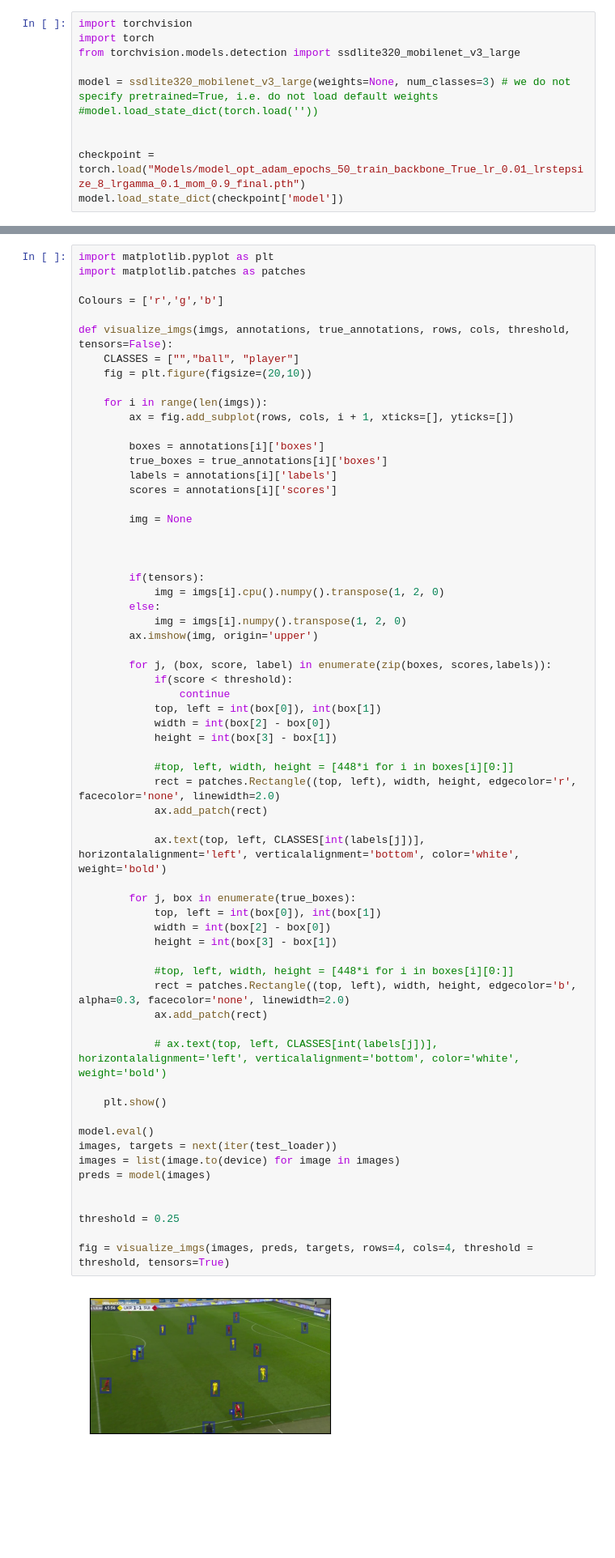
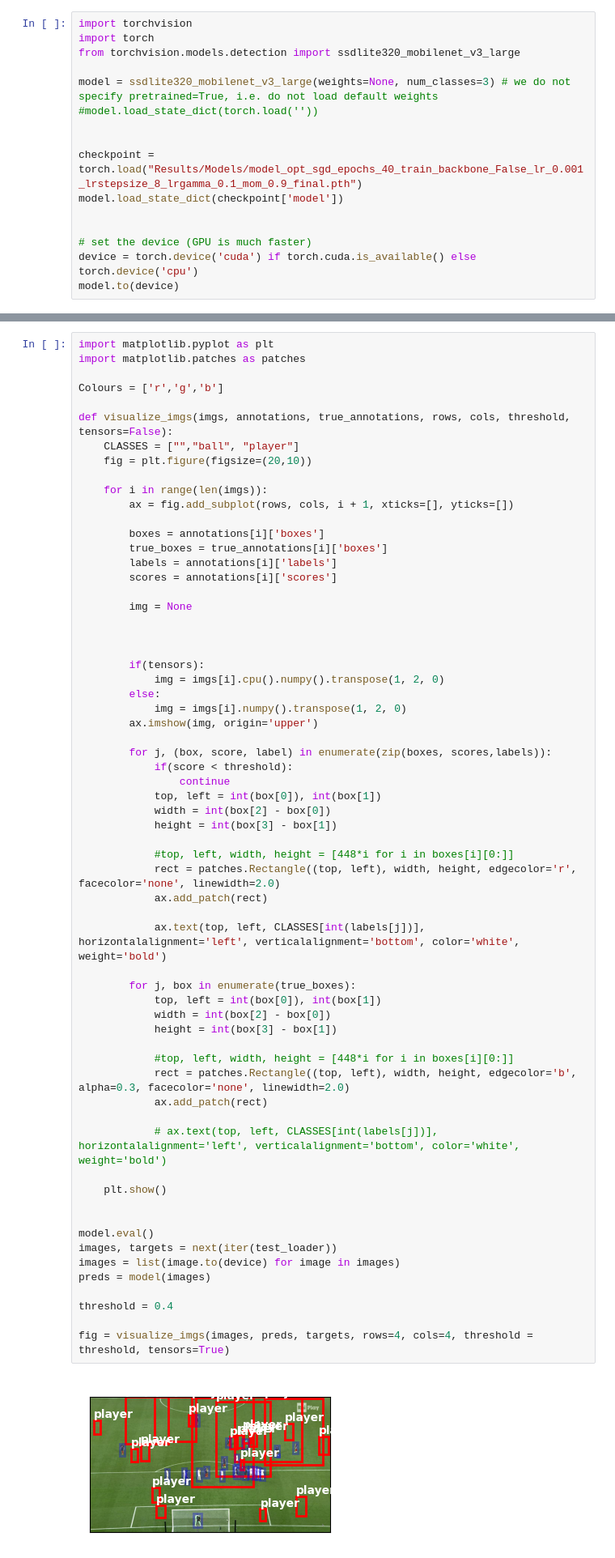
Before and after one commit to daniel-macrae/DeepLearning-2023, a Jupyter notebook: quickModelEvaluation.ipynb, the cells around one changed output, grey strips where cells are left out. Shown at 81% size. Cells and saved outputs as stored; diff of their text form; blank space fills up the shorter version.

```diff
--- a/quickModelEvaluation.ipynb
+++ b/quickModelEvaluation.ipynb
@@ -7,6 +7,11 @@ model = ssdlite320_mobilenet_v3_large(weights=None, num_classes=3) # we do not s
 #model.load_state_dict(torch.load(''))
 
 
-checkpoint = torch.load("Models/model_opt_adam_epochs_50_train_backbone_True_lr_0.01_lrstepsize_8_lrgamma_0.1_mom_0.9_final.pth")
+checkpoint = torch.load("Results/Models/model_opt_sgd_epochs_40_train_backbone_False_lr_0.001_lrstepsize_8_lrgamma_0.1_mom_0.9_final.pth")
 model.load_state_dict(checkpoint['model'])
+
+
+# set the device (GPU is much faster)
+device = torch.device('cuda') if torch.cuda.is_available() else torch.device('cpu')
+model.to(device)
 # %% [output]
@@ -98,33 +100,33 @@ def visualize_imgs(imgs, annotations, true_annotations, rows, cols, threshold, t
             width = int(box[2] - box[0])
             height = int(box[3] - box[1])
 
             #top, left, width, height = [448*i for i in boxes[i][0:]]
             rect = patches.Rectangle((top, left), width, height, edgecolor='r', facecolor='none', linewidth=2.0)
             ax.add_patch(rect)
 
             ax.text(top, left, CLASSES[int(labels[j])], horizontalalignment='left', verticalalignment='bottom', color='white', weight='bold')
 
         for j, box in enumerate(true_boxes):
             top, left = int(box[0]), int(box[1])
             width = int(box[2] - box[0])
             height = int(box[3] - box[1])
 
             #top, left, width, height = [448*i for i in boxes[i][0:]]
             rect = patches.Rectangle((top, left), width, height, edgecolor='b', alpha=0.3, facecolor='none', linewidth=2.0)
             ax.add_patch(rect)
 
             # ax.text(top, left, CLASSES[int(labels[j])], horizontalalignment='left', verticalalignment='bottom', color='white', weight='bold')
 
     plt.show()
 
+
 model.eval()
 images, targets = next(iter(test_loader))
 images = list(image.to(device) for image in images)
 preds = model(images)
 
-
-threshold = 0.25
+threshold = 0.4
 
 fig = visualize_imgs(images, preds, targets, rows=4, cols=4, threshold = threshold, tensors=True)
 # %% [output]
-[figure, old version]
+[figure, new version]
```
Also changed, not shown: parts of 4 cells of this notebook, 6 other files.
